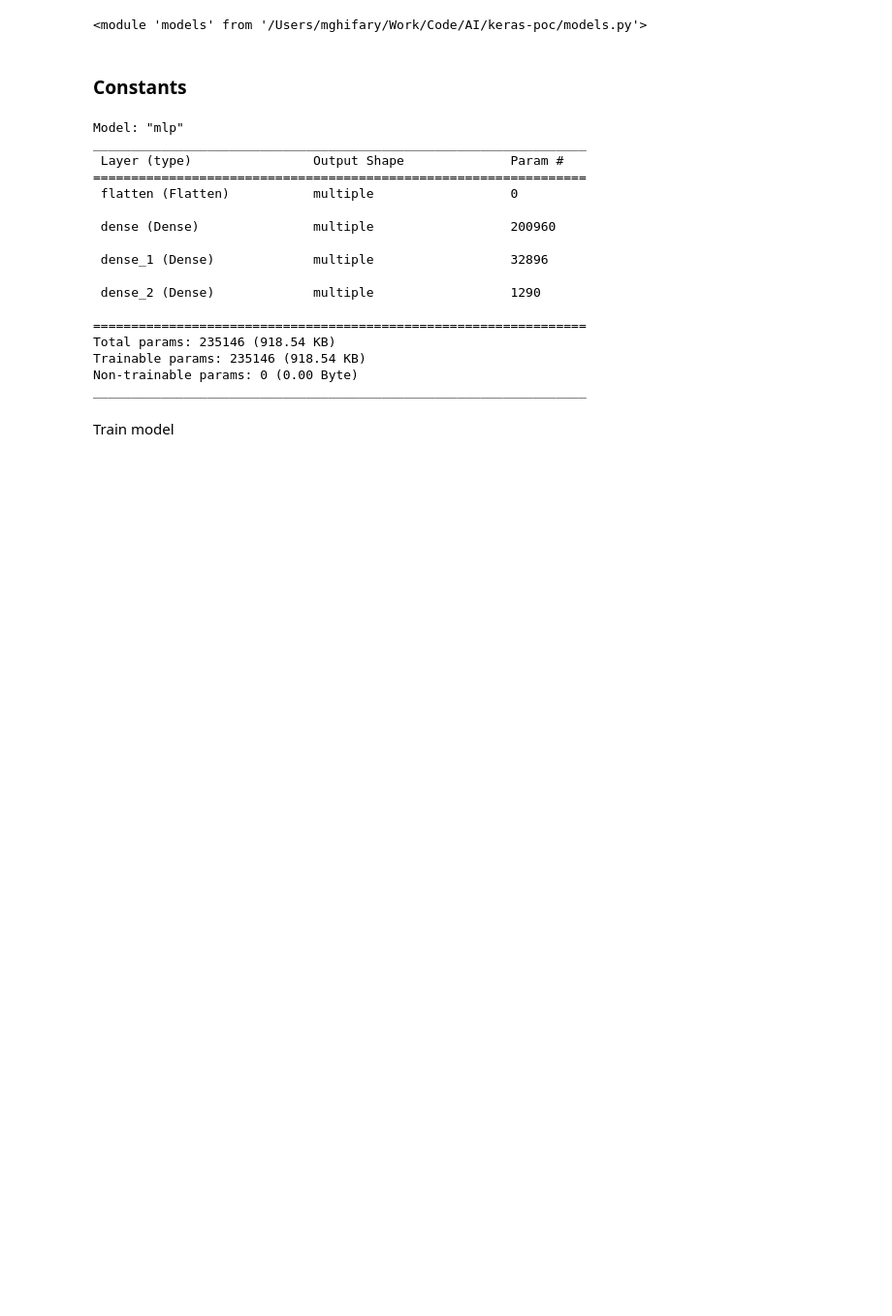
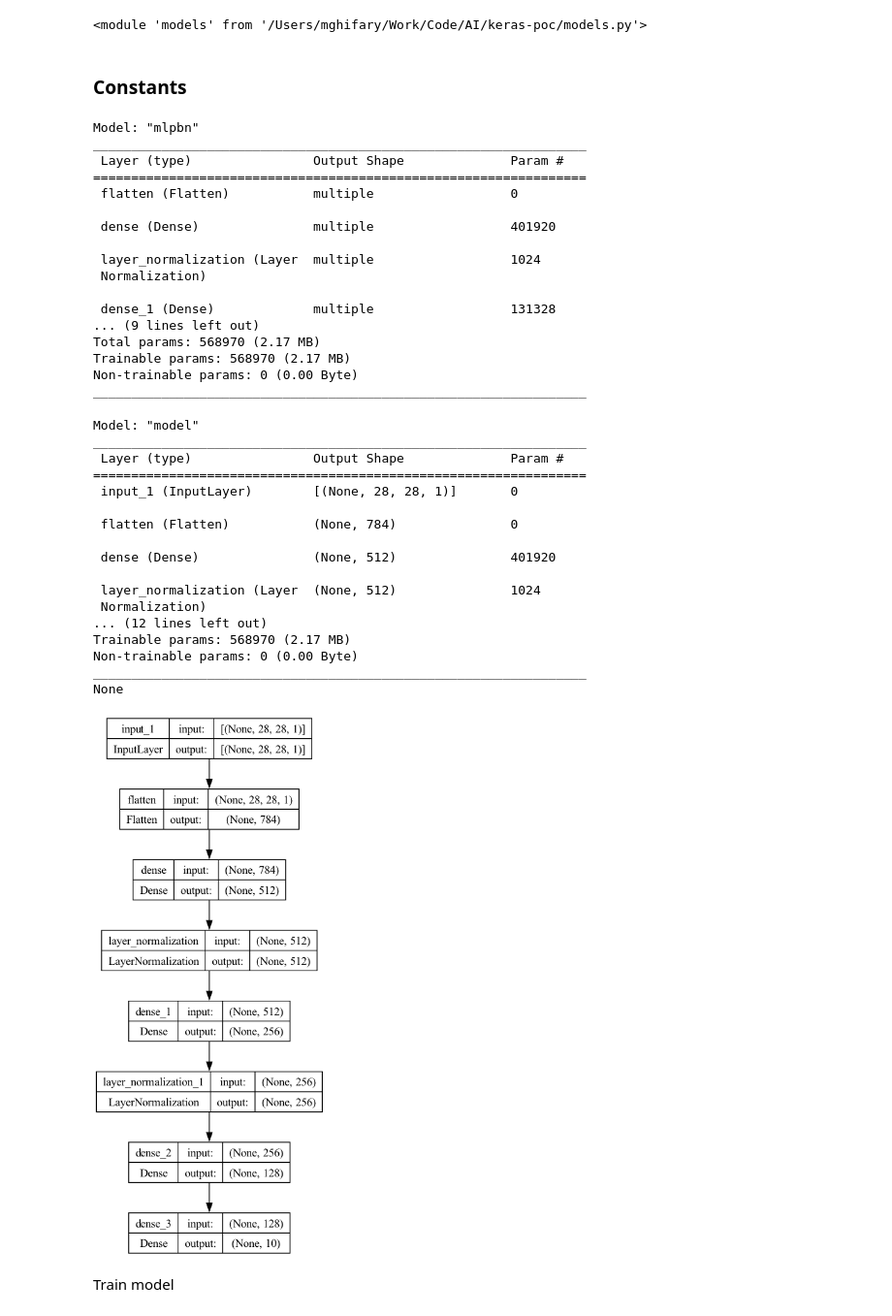
Before and after one commit to ghif/keras-poc, a Jupyter notebook: mnist/mlp-classification.ipynb, the cells around one changed output. Shown at 97% size. Cells and saved outputs as stored; diff of their text form; code cells hidden in the pictures; blank space fills up the shorter version.

```diff
--- a/mnist/mlp-classification.ipynb
+++ b/mnist/mlp-classification.ipynb
@@ -46,28 +46,52 @@ dataset = dataset.shuffle(buffer_size=1024).batch(BATCH)
 dataset_test = dataset_test.batch(BATCH)
 # %%
 # Build model
-model = M.MLP(num_classes=10)
-
+model = M.MLPBN(num_classes=10)
 model.build(input_shape=(None, dx1, dx2))
 model.summary()
 # %% [output]
-Model: "mlp"
+Model: "mlpbn"
 _________________________________________________________________
  Layer (type)                Output Shape              Param #
 =================================================================
  flatten (Flatten)           multiple                  0
 
- dense (Dense)               multiple                  200960
+ dense (Dense)               multiple                  401920
 
- dense_1 (Dense)             multiple                  32896
+ layer_normalization (Layer  multiple                  1024
+ Normalization)
 
- dense_2 (Dense)             multiple                  1290
-
-=================================================================
-Total params: 235146 (918.54 KB)
-Trainable params: 235146 (918.54 KB)
+ dense_1 (Dense)             multiple                  131328
+... (9 lines left out)
+Total params: 568970 (2.17 MB)
+Trainable params: 568970 (2.17 MB)
 Non-trainable params: 0 (0.00 Byte)
 _________________________________________________________________
+# %%
+inputs = keras.Input(shape=(dx1, dx2, 1))
+model_func = keras.Model(inputs, model.call(inputs))
+print(model_func.summary())
+modelfig_path = os.path.join(MODELDIR, "mlpbn_mnist.png")
+keras.utils.plot_model(model_func, to_file=modelfig_path, show_shapes=True)
+# %% [output]
+Model: "model"
+_________________________________________________________________
+ Layer (type)                Output Shape              Param #
+=================================================================
+ input_1 (InputLayer)        [(None, 28, 28, 1)]       0
+
+ flatten (Flatten)           (None, 784)               0
+
+ dense (Dense)               (None, 512)               401920
+
+ layer_normalization (Layer  (None, 512)               1024
+ Normalization)
+... (12 lines left out)
+Trainable params: 568970 (2.17 MB)
+Non-trainable params: 0 (0.00 Byte)
+_________________________________________________________________
+None
+[figure, added]
 # %% [markdown]
 Train model
 # %%
```
Also changed, not shown: parts of 2 cells of this notebook, 2 other files.
